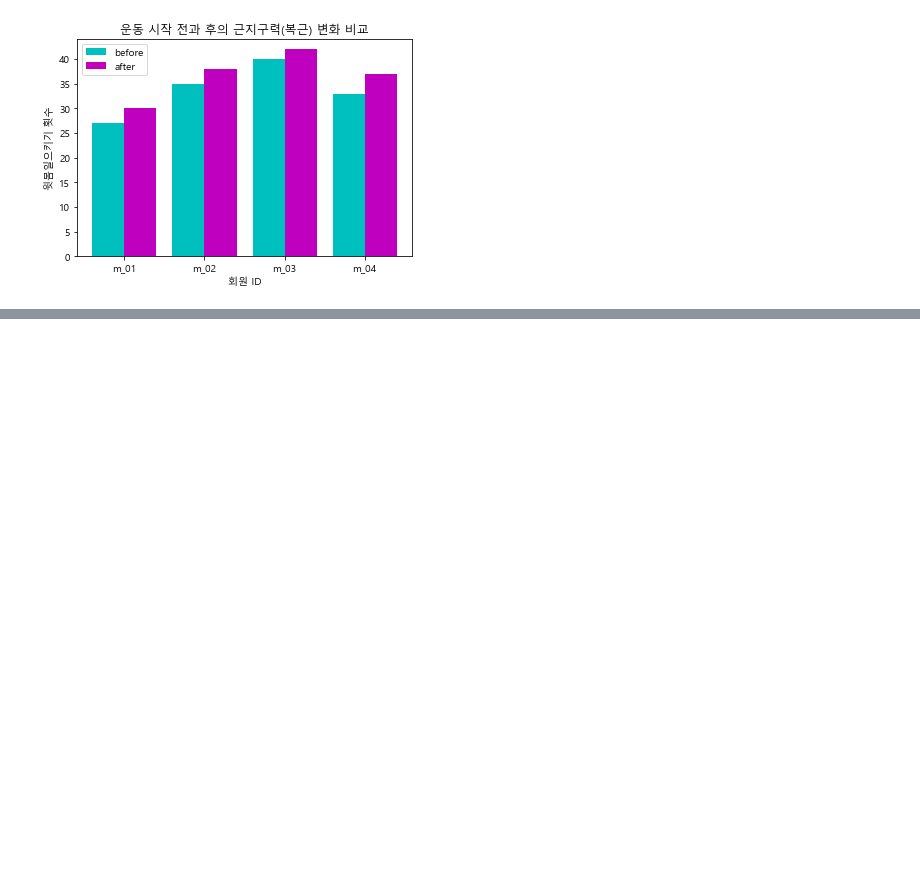
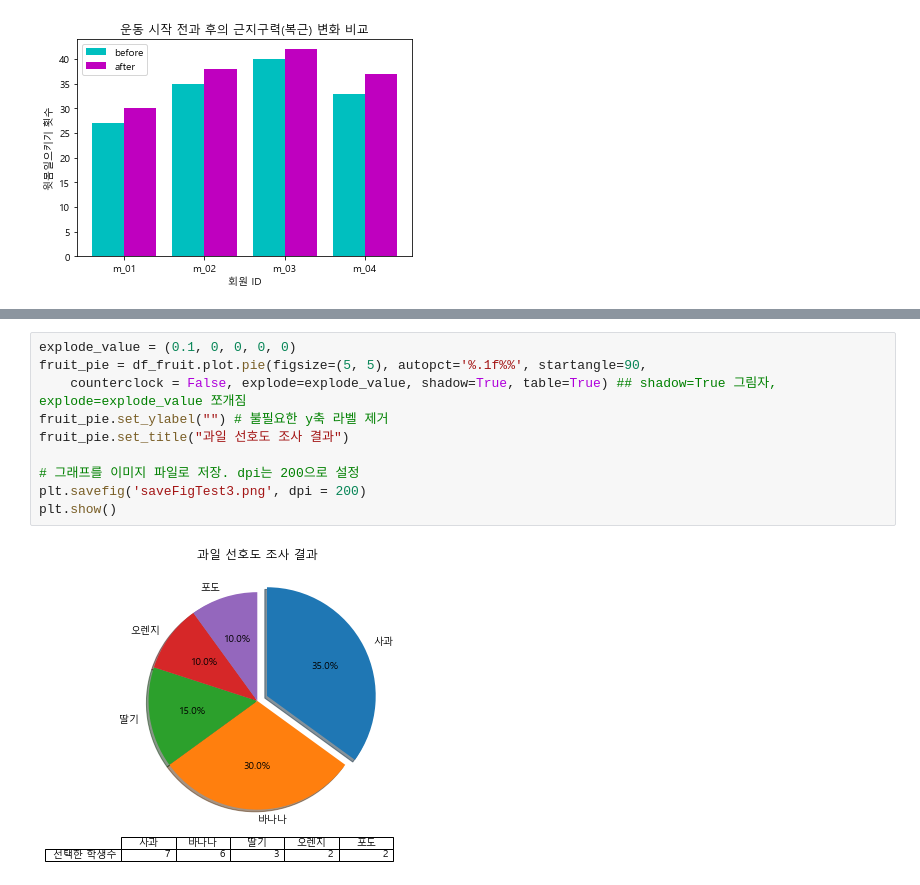
Before and after one commit to ldyoung4032/Deep_Learninng_Academy, a Jupyter notebook: Matplotlib.ipynb, the cells around one changed output, grey strips where cells are left out. Drawn from its saved outputs; the diff is of its cells as text; blank space fills up the shorter version.

```diff
--- a/Matplotlib.ipynb
+++ b/Matplotlib.ipynb
@@ -688,0 +709,12 @@ plt.show()
+# %%
+explode_value = (0.1, 0, 0, 0, 0)
+fruit_pie = df_fruit.plot.pie(figsize=(5, 5), autopct='%.1f%%', startangle=90,
+    counterclock = False, explode=explode_value, shadow=True, table=True) ## shadow=True 그림자, explode=explode_value 쪼개짐
+fruit_pie.set_ylabel("") # 불필요한 y축 라벨 제거
+fruit_pie.set_title("과일 선호도 조사 결과")
+
+# 그래프를 이미지 파일로 저장. dpi는 200으로 설정
+plt.savefig('saveFigTest3.png', dpi = 200)
+plt.show()
+# %% [output]
+[figure, added]
```
Also changed, not shown: parts of 8 cells of this notebook, 5 other files.
